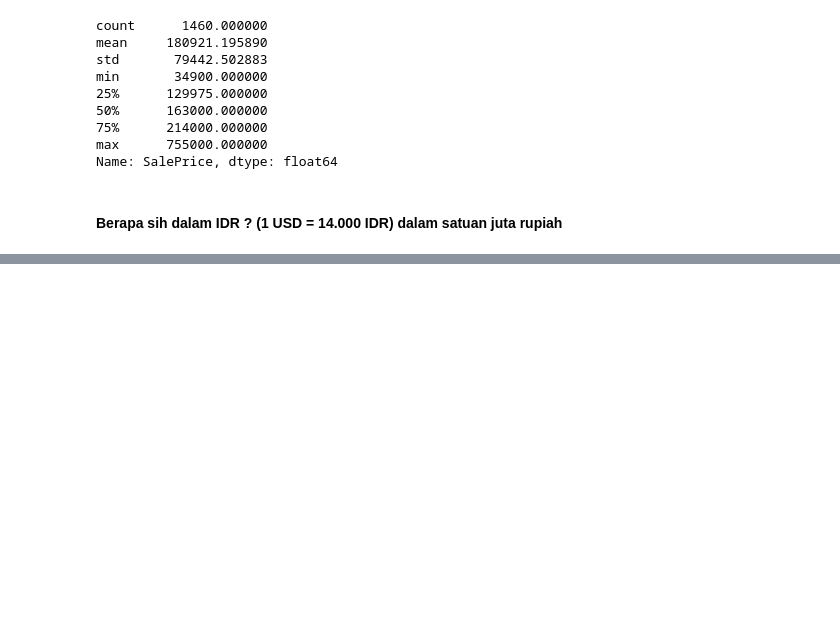
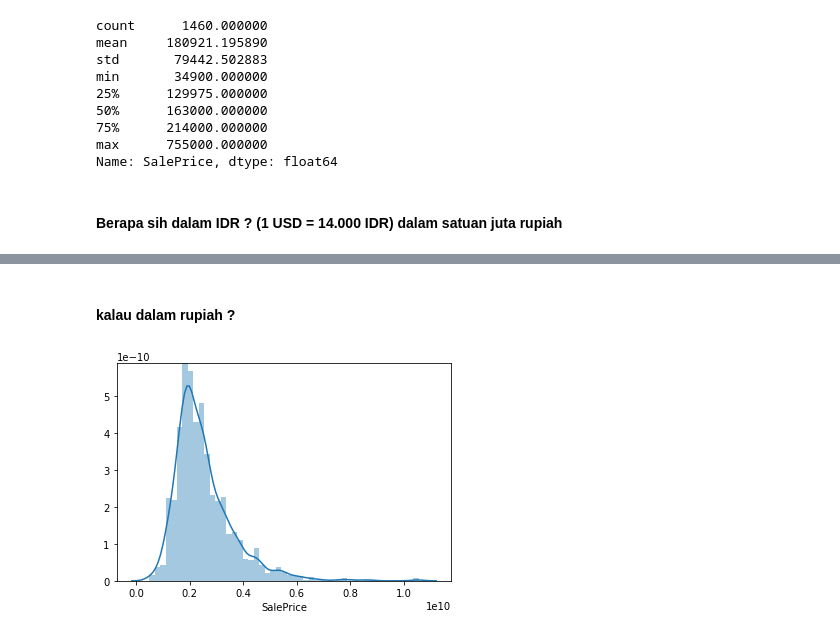
Before and after one commit to linggom/lombok_meetup, a Jupyter notebook: data_exploration.ipynb, the cells around one changed output, grey strips where cells are left out. Saved outputs shown, nothing was run; the diff lists cells and outputs as text; code cells hidden in the pictures; blank space fills up the shorter version.

```diff
--- a/data_exploration.ipynb
+++ b/data_exploration.ipynb
@@ -59,0 +70,6 @@ Name: SalePrice, dtype: float64
+# %% [markdown]
+#### kalau dalam rupiah ?
+# %%
+sns.distplot(train['SalePrice']* 14000);
+# %% [output]
+[figure, added]
```
Also changed, not shown: parts of 24 cells of this notebook, 1 other file.
